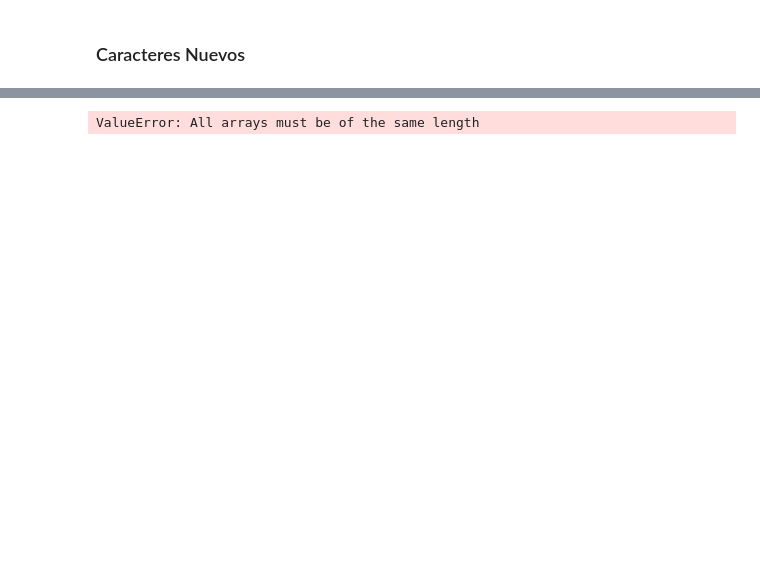
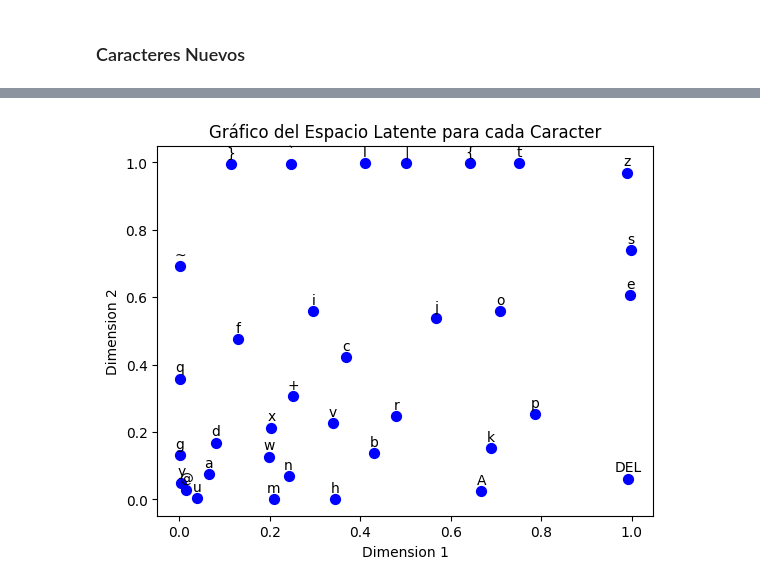
Before and after one commit to Ian-Arnott/TPs-SIA, a Jupyter notebook: Tp5/ej1_a.ipynb, the cells around one changed output, grey strips where cells are left out. Cells and saved outputs as stored; diff of their text form; code cells hidden in the pictures; blank space fills up the shorter version.

```diff
--- a/Tp5/ej1_a.ipynb
+++ b/Tp5/ej1_a.ipynb
@@ -198,5 +196,6 @@ for c in range(len(new_characters)):
 # %%
+final_chars = characters + new_characters
 final_latent_spaces = latent_spaces + new_latent_spaces
-plot_latent_spaces(final_latent_spaces, new_characters)
+plot_latent_spaces(final_latent_spaces, final_chars)
 # %% [output]
-ValueError: All arrays must be of the same length
+[figure, added]
```
Also changed, not shown: parts of 5 cells of this notebook.
